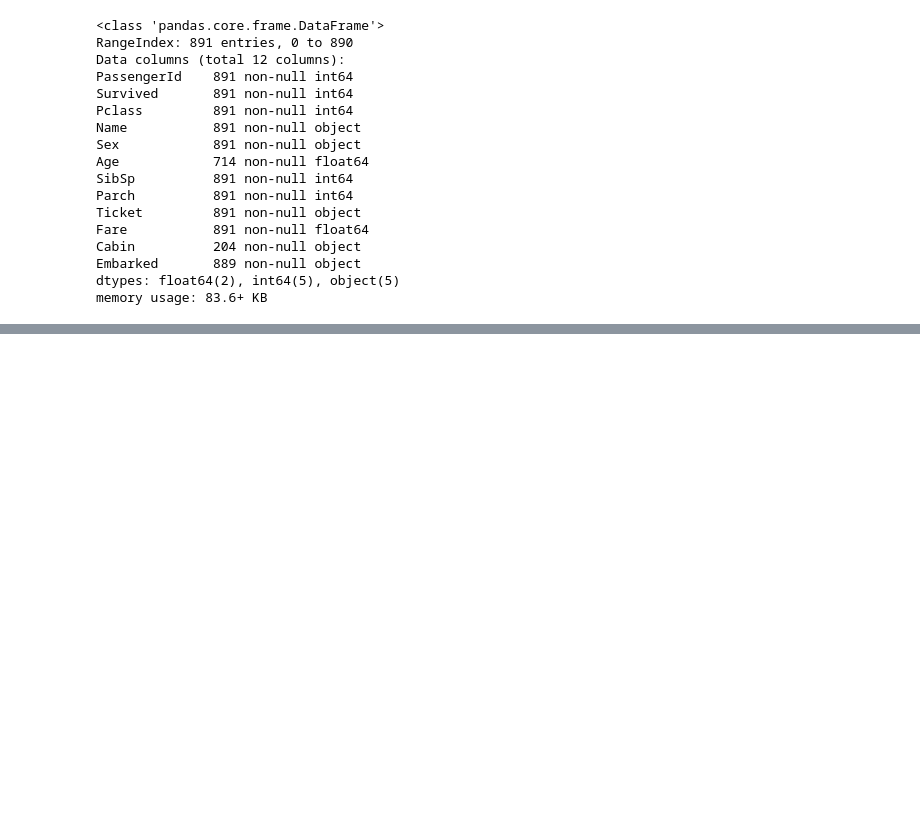
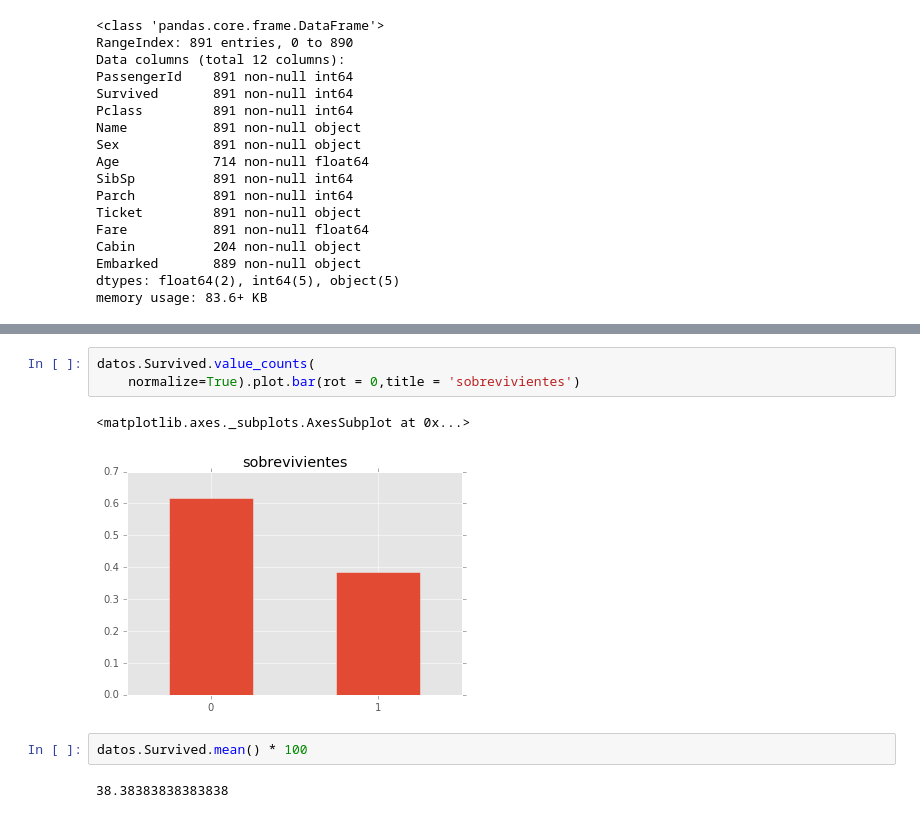
Before and after one commit to CarlosERamirez/BigData-ML-course, a Jupyter notebook: 230219.ipynb, the cells around one changed output, grey strips where cells are left out. Saved outputs shown, nothing was run; the diff lists cells and outputs as text; blank space fills up the shorter version.

```diff
--- a/230219.ipynb
+++ b/230219.ipynb
@@ -129,0 +199,10 @@ datos.median()
+# %%
+datos.Survived.value_counts(
+    normalize=True).plot.bar(rot = 0,title = 'sobrevivientes')
+# %% [output]
+<matplotlib.axes._subplots.AxesSubplot at 0x...>
+[figure, added]
+# %%
+datos.Survived.mean() * 100
+# %% [output]
+38.38383838383838
```
Also changed, not shown: parts of 21 cells of this notebook.
